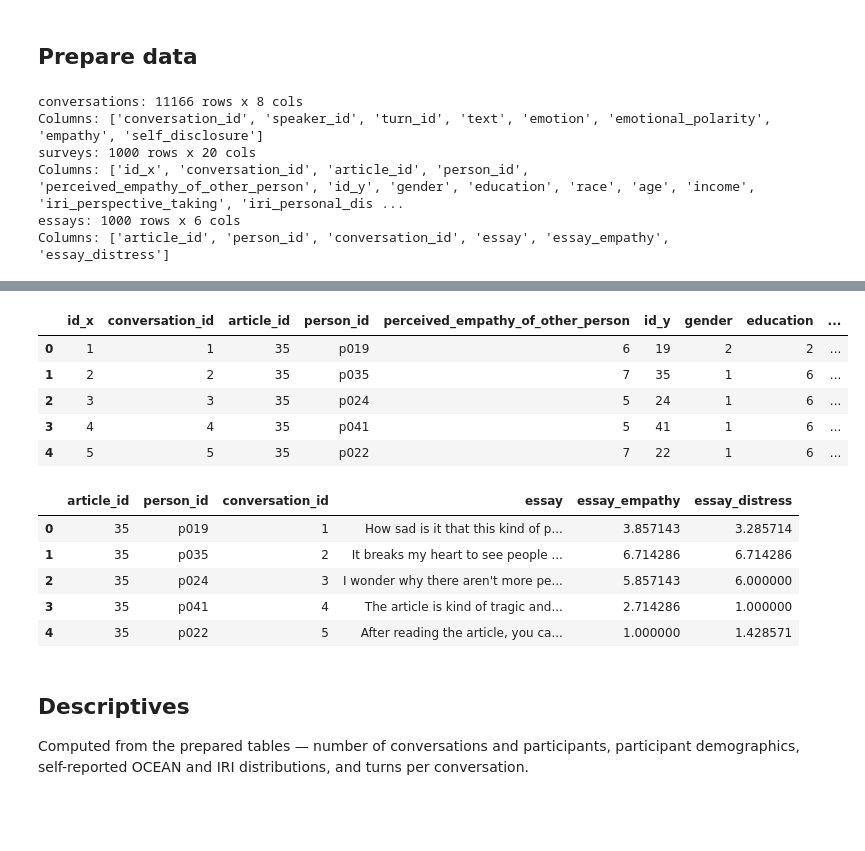
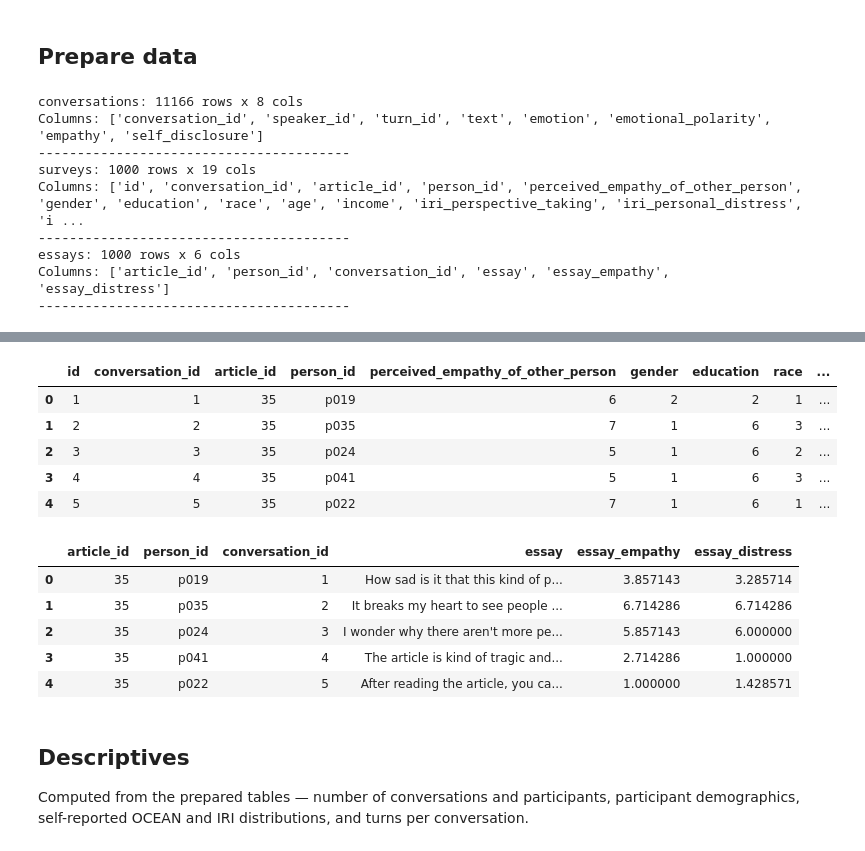
Before and after one commit to shshnk94/summary-mem, a Jupyter notebook: tutorials/wassa2024/wassa2024.ipynb, the cells around one changed output, grey strips where cells are left out. Saved outputs shown, nothing was run; the diff lists cells and outputs as text; code cells hidden in the pictures; blank space fills up the shorter version.

Commit message:
adds wassa2024 pipeline for big5 prediction

```diff
--- a/notebooks/wassa2024.ipynb
+++ b/tutorials/wassa2024/wassa2024.ipynb
@@ -40,9 +40,9 @@ pd.set_option("display.width", 200)
 from pathlib import Path
 import pandas as pd
 
-datafolder = Path("../data/wassa2024")
+datafolder = Path("../../data/wassa2024")
+
 turns = pd.read_csv(datafolder / "trac2_CONVT_train.csv", escapechar="\\")    # turn-level annotations
-
 dialog = pd.read_csv(datafolder / "trac1_CONVD_train.csv", escapechar="\\")   # post-conversation perceived empathy
 dialog = dialog.rename(
     columns={
@@ -52,6 +52,7 @@ dialog = dialog.rename(
 )
 essays = pd.read_csv(datafolder / "trac3_EMP_train.csv", escapechar="\\")     # essays + state empathy/distress
 persons = pd.read_csv(datafolder / "trac4_PER_train.csv", escapechar="\\")    # per-person traits/demographics
+persons = persons.drop(columns=["id"])
 
 # 1. Conversation turns — one row per turn, with all turn-level annotations.
 conversations = pd.DataFrame(
@@ -68,54 +69,59 @@ conversations = pd.DataFrame(
 )
 
 # 2. Surveys — per-person self-report gathered AFTER each conversation (perceived empathy
-#    of the partner) joined to that person's stable self-reported traits/demographics.
+# of the partner) joined to that person's stable self-reported traits/demographics.
 surveys = pd.merge(
     dialog,
     persons,
     on="person_id",
     how="left"
 )
+surveys = surveys.rename(columns={"personality_openess": "personality_openness"})
 
 # 3. Essays — each essay, the participants who wrote it, and the article they responded to.
 essays = essays.rename(
     columns={
         "person_essay": "essay",
         "person_empathy": "essay_empathy",
         "person_distress": "essay_distress",
     }
 )
 essays = essays[["article_id", "person_id", "conversation_id", "essay", "essay_empathy", "essay_distress"]]
 
 for name, df in [
     ("conversations", conversations),
     ("surveys", surveys),
     ("essays", essays)
 ]:
     print(f"{name}: {df.shape[0]} rows x {df.shape[1]} cols")
     print("Columns:", list(df.columns))
+    print("-" * 40)
 
 display(conversations.head())
 display(surveys.head())
 display(essays.head())
 # %% [output]
 conversations: 11166 rows x 8 cols
 Columns: ['conversation_id', 'speaker_id', 'turn_id', 'text', 'emotion', 'emotional_polarity', 'empathy', 'self_disclosure']
-surveys: 1000 rows x 20 cols
-Columns: ['id_x', 'conversation_id', 'article_id', 'person_id', 'perceived_empathy_of_other_person', 'id_y', 'gender', 'education', 'race', 'age', 'income', 'iri_perspective_taking', 'iri_personal_dis ...
+----------------------------------------
+surveys: 1000 rows x 19 cols
+Columns: ['id', 'conversation_id', 'article_id', 'person_id', 'perceived_empathy_of_other_person', 'gender', 'education', 'race', 'age', 'income', 'iri_perspective_taking', 'iri_personal_distress', 'i ...
+----------------------------------------
 essays: 1000 rows x 6 cols
 Columns: ['article_id', 'person_id', 'conversation_id', 'essay', 'essay_empathy', 'essay_distress']
+----------------------------------------
 |  | conversation_id | speaker_id | turn_id | text | emotion | emotional_polarity | empathy | self_disclosure |
 | 0 | 1 | p019 | 0 | what did you think about this art... | 0.6667 | 1.0 | 0.6667 | 1.0000 |
 | 1 | 1 | p012 | 1 | It's definitely really sad to rea... | 3.0000 | 2.0 | 4.3333 | 2.0000 |
 | 2 | 1 | p019 | 2 | I think it's super sad... they se... | 3.6667 | 2.0 | 4.6667 | 2.6667 |
 | 3 | 1 | p012 | 3 | I can't imagine just living in an... | 3.0000 | 2.0 | 4.6667 | 3.3333 |
 | 4 | 1 | p019 | 4 | Me too.. I also can't imagine liv... | 3.3333 | 2.0 | 4.6667 | 3.0000 |
-|  | id_x | conversation_id | article_id | person_id | perceived_empathy_of_other_person | id_y | gender | education | ... |
-| 0 | 1 | 1 | 35 | p019 | 6 | 19 | 2 | 2 | ... |
-| 1 | 2 | 2 | 35 | p035 | 7 | 35 | 1 | 6 | ... |
-| 2 | 3 | 3 | 35 | p024 | 5 | 24 | 1 | 6 | ... |
-| 3 | 4 | 4 | 35 | p041 | 5 | 41 | 1 | 6 | ... |
-| 4 | 5 | 5 | 35 | p022 | 7 | 22 | 1 | 6 | ... |
+|  | id | conversation_id | article_id | person_id | perceived_empathy_of_other_person | gender | education | race | ... |
+| 0 | 1 | 1 | 35 | p019 | 6 | 2 | 2 | 1 | ... |
+| 1 | 2 | 2 | 35 | p035 | 7 | 1 | 6 | 3 | ... |
+| 2 | 3 | 3 | 35 | p024 | 5 | 1 | 6 | 2 | ... |
+| 3 | 4 | 4 | 35 | p041 | 5 | 1 | 6 | 3 | ... |
+| 4 | 5 | 5 | 35 | p022 | 7 | 1 | 6 | 1 | ... |
 |  | article_id | person_id | conversation_id | essay | essay_empathy | essay_distress |
 | 0 | 35 | p019 | 1 | How sad is it that this kind of p... | 3.857143 | 3.285714 |
 | 1 | 35 | p035 | 2 | It breaks my heart to see people ... | 6.714286 | 6.714286 |
```
Also changed, not shown: parts of 10 cells of this notebook, 5 other files.
